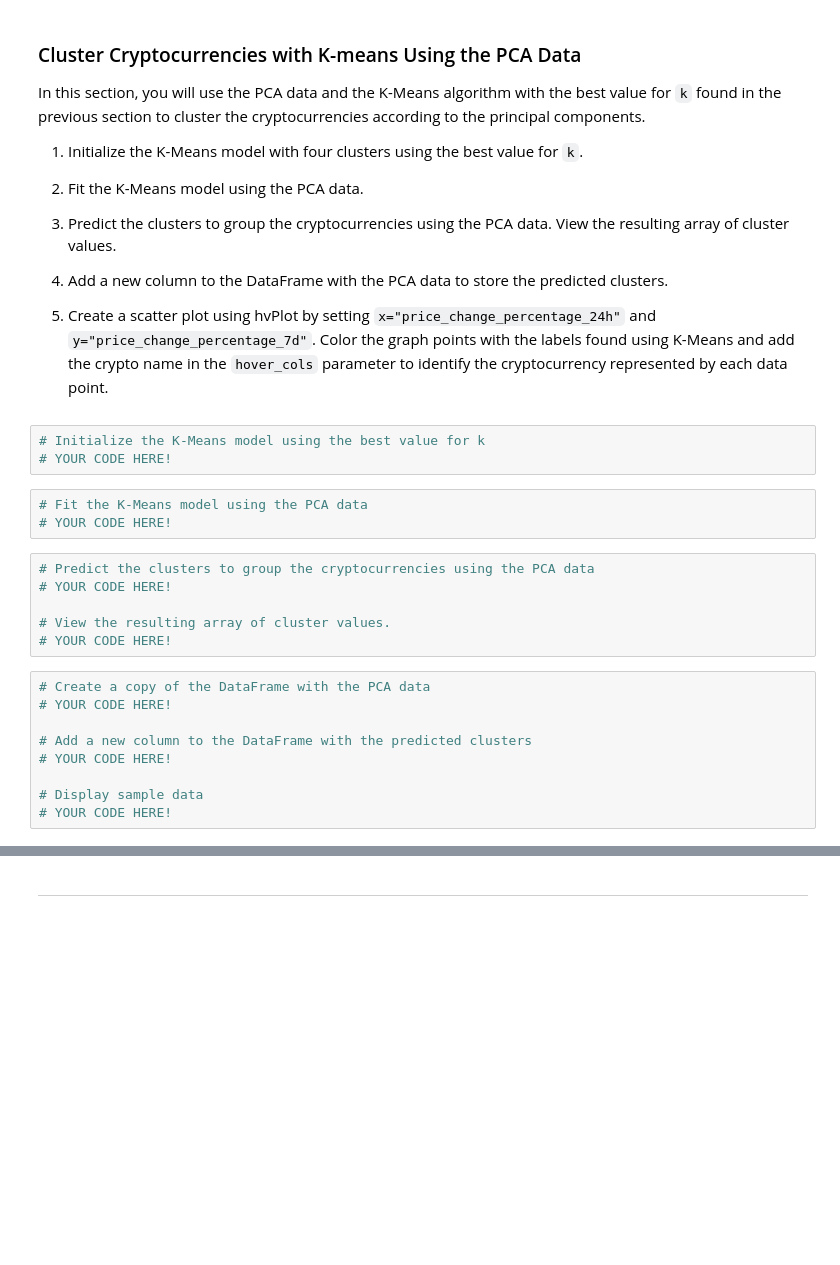
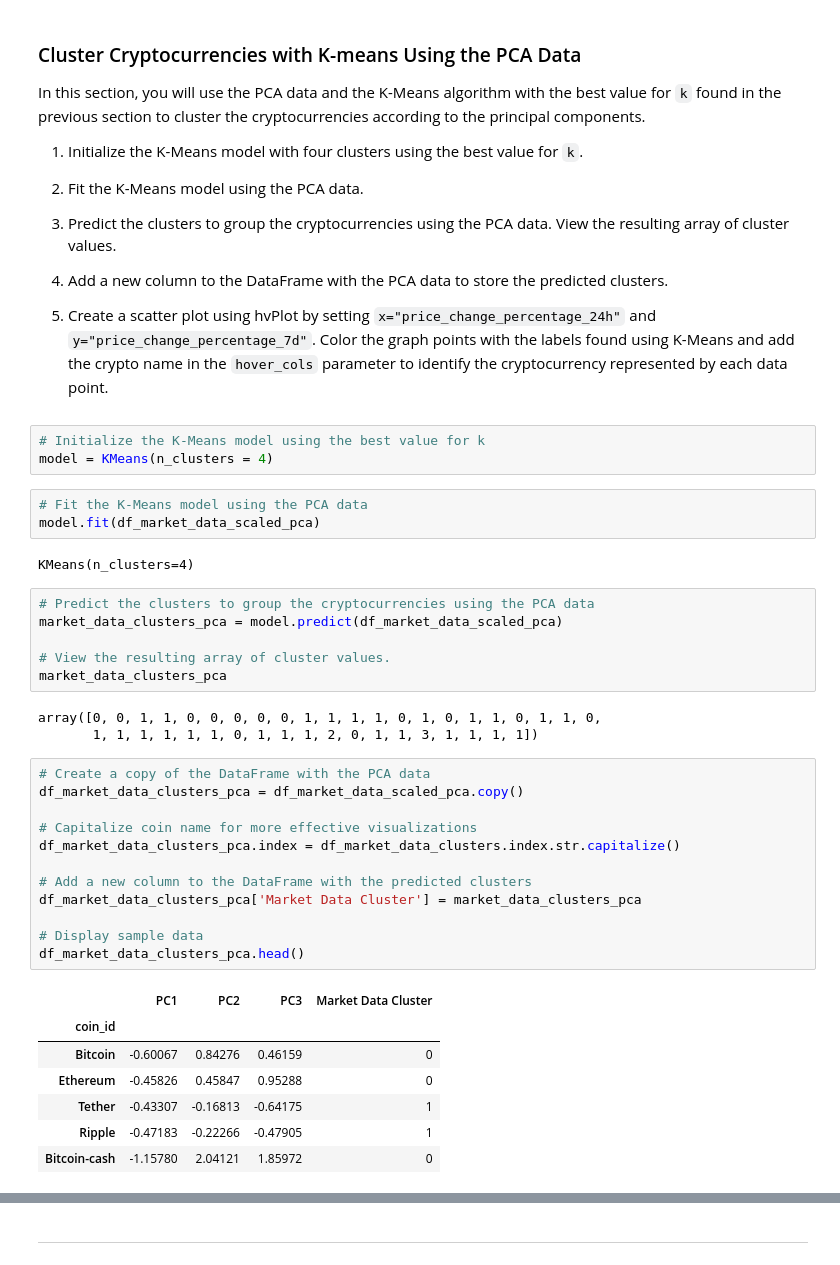
Before and after one commit to oneor11/fintech-cryptocurrency-kmeans-clustering, a Jupyter notebook: crypto_investments.ipynb, the cells around one changed output, grey strips where cells are left out. Drawn from its saved outputs; the diff is of its cells as text; blank space fills up the shorter version.

```diff
--- a/crypto_investments.ipynb
+++ b/crypto_investments.ipynb
@@ -498,25 +535,41 @@ In this section, you will use the PCA data and the K-Means algorithm with the be
 5. Create a scatter plot using hvPlot by setting `x="price_change_percentage_24h"` and `y="price_change_percentage_7d"`. Color the graph points with the labels found using K-Means and add the crypto name in the `hover_cols` parameter to identify the cryptocurrency represented by each data point.
 # %%
 # Initialize the K-Means model using the best value for k
-# YOUR CODE HERE!
+model = KMeans(n_clusters = 4)
 # %%
 # Fit the K-Means model using the PCA data
-# YOUR CODE HERE!
+model.fit(df_market_data_scaled_pca)
+# %% [output]
+KMeans(n_clusters=4)
 # %%
 # Predict the clusters to group the cryptocurrencies using the PCA data
-# YOUR CODE HERE!
+market_data_clusters_pca = model.predict(df_market_data_scaled_pca)
 
 # View the resulting array of cluster values.
-# YOUR CODE HERE!
+market_data_clusters_pca
+# %% [output]
+array([0, 0, 1, 1, 0, 0, 0, 0, 0, 1, 1, 1, 1, 0, 1, 0, 1, 1, 0, 1, 1, 0,
+       1, 1, 1, 1, 1, 1, 0, 1, 1, 1, 2, 0, 1, 1, 3, 1, 1, 1, 1])
 # %%
 # Create a copy of the DataFrame with the PCA data
-# YOUR CODE HERE!
+df_market_data_clusters_pca = df_market_data_scaled_pca.copy()
+
+# Capitalize coin name for more effective visualizations
+df_market_data_clusters_pca.index = df_market_data_clusters.index.str.capitalize()
 
 # Add a new column to the DataFrame with the predicted clusters
-# YOUR CODE HERE!
+df_market_data_clusters_pca['Market Data Cluster'] = market_data_clusters_pca
 
 # Display sample data
-# YOUR CODE HERE!
+df_market_data_clusters_pca.head()
+# %% [output]
+|  | PC1 | PC2 | PC3 | Market Data Cluster |
+| coin_id |  |  |  |  |
+| Bitcoin | -0.60067 | 0.84276 | 0.46159 | 0 |
+| Ethereum | -0.45826 | 0.45847 | 0.95288 | 0 |
+| Tether | -0.43307 | -0.16813 | -0.64175 | 1 |
+| Ripple | -0.47183 | -0.22266 | -0.47905 | 1 |
+| Bitcoin-cash | -1.15780 | 2.04121 | 1.85972 | 0 |
 # %%
 # Create a scatter plot using hvPlot by setting
 # `x="price_change_percentage_24h"` and `y="price_change_percentage_7d"`.
```
Also changed, not shown: parts of 21 cells of this notebook.
